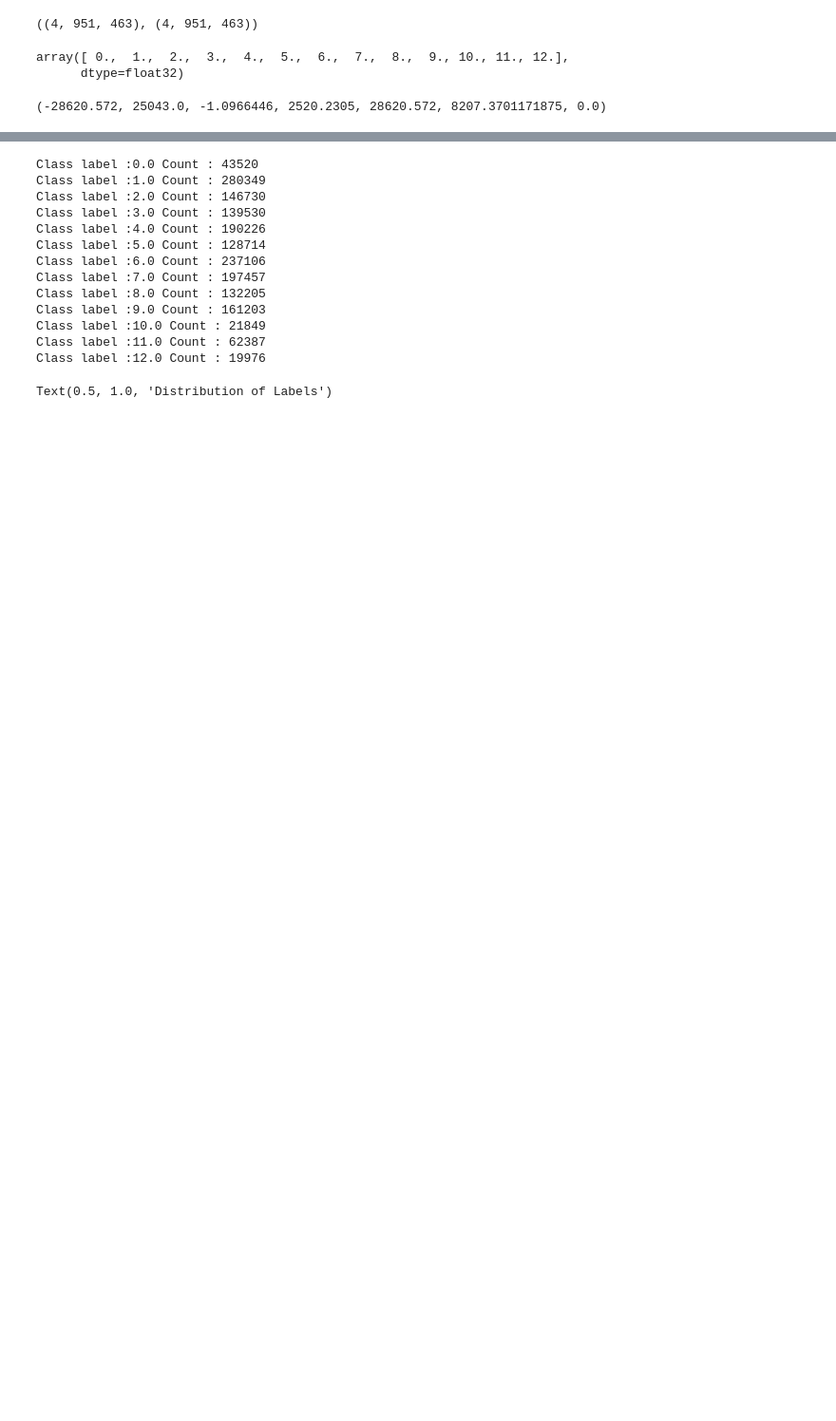
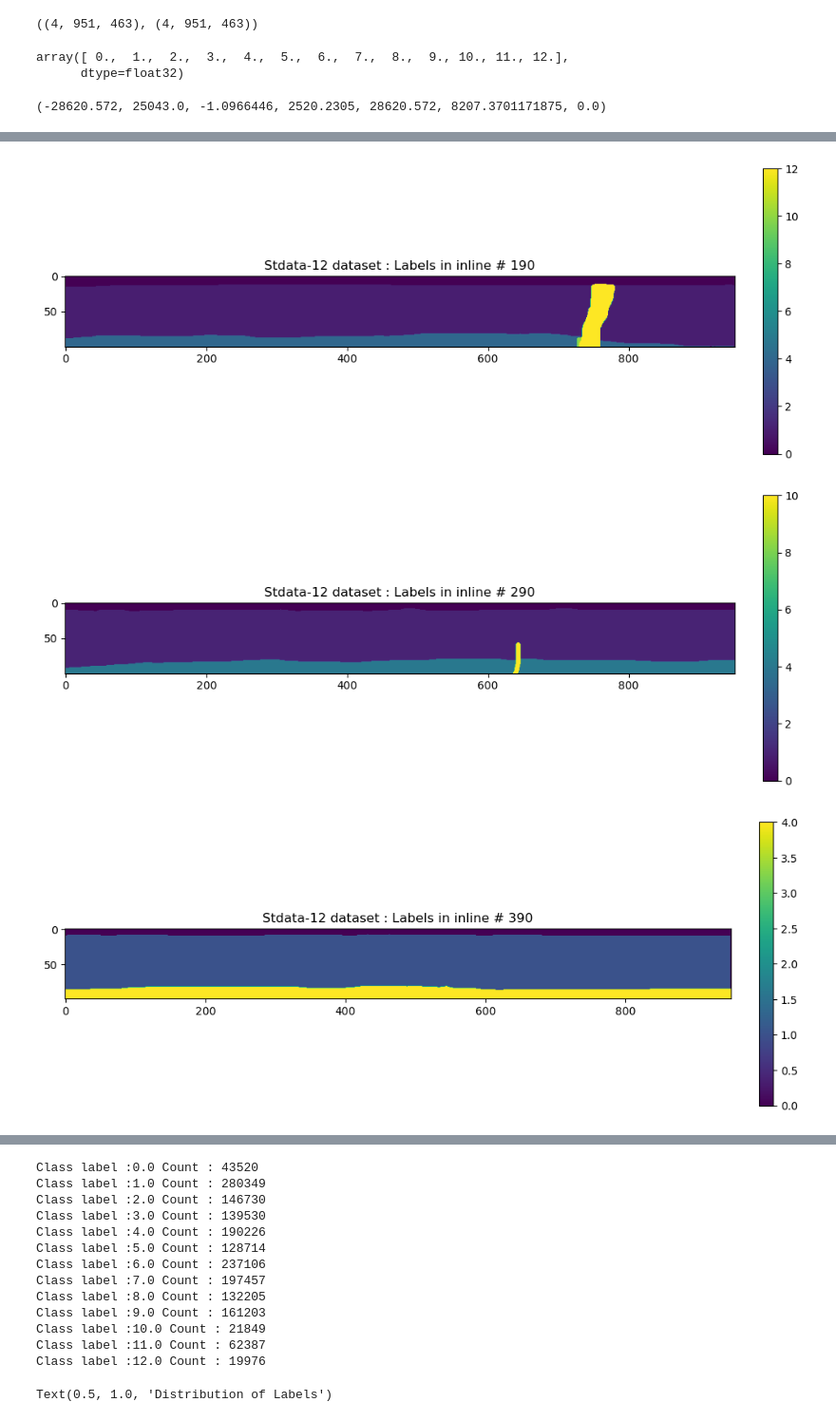
Before and after one commit to jayantb1019/adl_seismic, a Jupyter notebook: notebooks/00_stdata_12_eda.ipynb, the cells around one changed output, grey strips where cells are left out. Shown: that part at 95% size. Drawn from its saved outputs; the diff is of its cells as text; code cells hidden in the pictures; blank space fills up the shorter version.

```diff
--- a/notebooks/00_stdata_12_eda.ipynb
+++ b/notebooks/00_stdata_12_eda.ipynb
@@ -52,0 +67,34 @@ plt.show()
+# %%
+# sample labels
+fig = plt.figure(figsize=(10,60))
+plt.imshow(labels_npy[0].T[:100])
+plt.colorbar(fraction=0.020, pad=0.04)
+plt.tight_layout()
+plt.title("Stdata-12 dataset : Labels in inline # 190")
+plt.show()
+
+fig = plt.figure(figsize=(10,60))
+plt.imshow(labels_npy[1].T[:100])
+plt.colorbar(fraction=0.020, pad=0.04)
+plt.tight_layout()
+plt.title("Stdata-12 dataset : Labels in inline # 290")
+plt.show()
+
+
+fig = plt.figure(figsize=(10,60))
+plt.imshow(labels_npy[2].T[:100])
+plt.colorbar(fraction=0.020, pad=0.04)
+plt.tight_layout()
+plt.title("Stdata-12 dataset : Labels in inline # 390")
+plt.show()
+
+fig = plt.figure(figsize=(10,60))
+plt.imshow(labels_npy[3].T[:100])
+plt.colorbar(fraction=0.020, pad=0.04)
+plt.tight_layout()
+plt.title("Stdata-12 dataset : Labels in inline # 490")
+plt.show()
+# %% [output]
+[figure, added]
+[figure, added]
+[figure, added]
```
Also changed, not shown: parts of 4 cells of this notebook, 15 other files.
